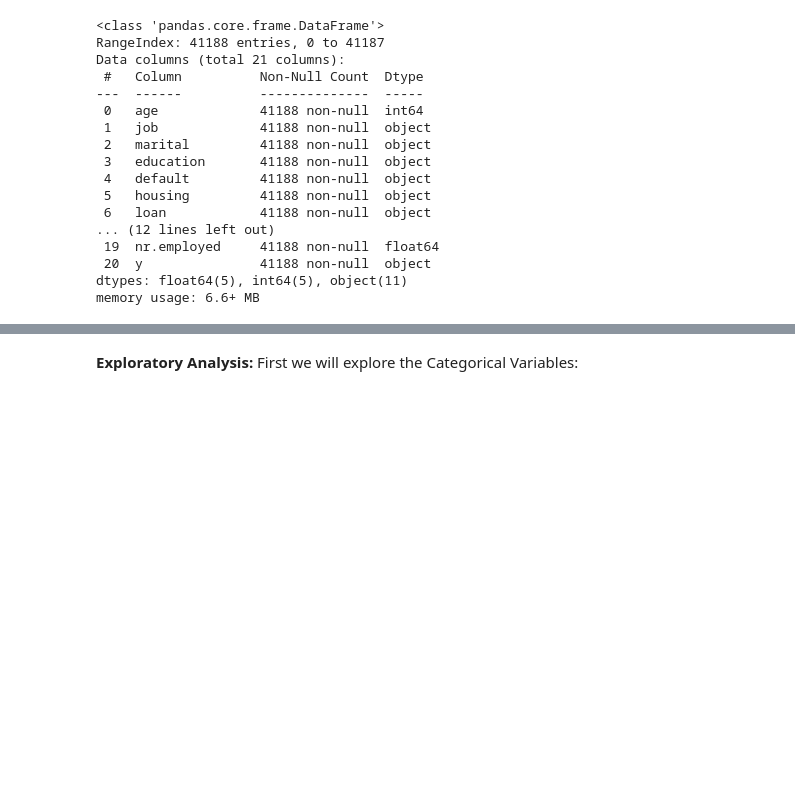
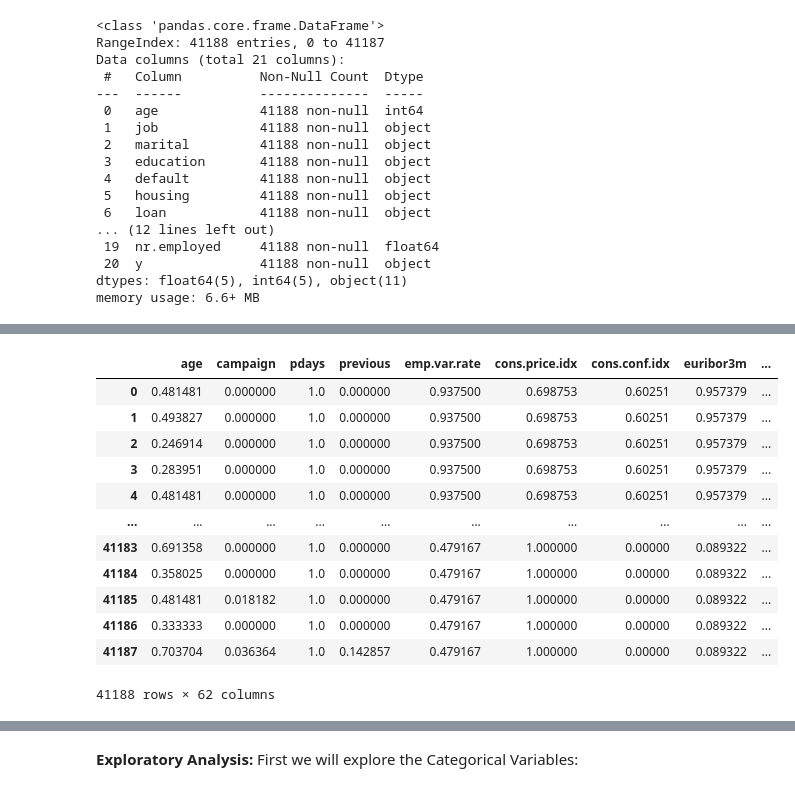
Before and after one commit to na2027/CE888, a Jupyter notebook: Copy_of_bank_classification.ipynb, the cells around one changed output, grey strips where cells are left out. Cells and saved outputs as stored; diff of their text form; code cells hidden in the pictures; blank space fills up the shorter version.

```diff
--- a/Copy_of_bank_classification.ipynb
+++ b/Copy_of_bank_classification.ipynb
@@ -74,0 +85,21 @@ memory usage: 6.9+ MB
+# %%
+from sklearn.preprocessing import MinMaxScaler
+
+scaler = MinMaxScaler()
+scaler.fit(df_bank_dummies_copy)
+bal_df_bank = pd.DataFrame(scaler.transform(df_bank_dummies_copy), columns=df_bank_dummies_copy.columns)
+bal_df_bank
+# %% [output]
+|  | age | campaign | pdays | previous | emp.var.rate | cons.price.idx | cons.conf.idx | euribor3m | ... |
+| 0 | 0.481481 | 0.000000 | 1.0 | 0.000000 | 0.937500 | 0.698753 | 0.60251 | 0.957379 | ... |
+| 1 | 0.493827 | 0.000000 | 1.0 | 0.000000 | 0.937500 | 0.698753 | 0.60251 | 0.957379 | ... |
+| 2 | 0.246914 | 0.000000 | 1.0 | 0.000000 | 0.937500 | 0.698753 | 0.60251 | 0.957379 | ... |
+| 3 | 0.283951 | 0.000000 | 1.0 | 0.000000 | 0.937500 | 0.698753 | 0.60251 | 0.957379 | ... |
+| 4 | 0.481481 | 0.000000 | 1.0 | 0.000000 | 0.937500 | 0.698753 | 0.60251 | 0.957379 | ... |
+| ... | ... | ... | ... | ... | ... | ... | ... | ... | ... |
+| 41183 | 0.691358 | 0.000000 | 1.0 | 0.000000 | 0.479167 | 1.000000 | 0.00000 | 0.089322 | ... |
+| 41184 | 0.358025 | 0.000000 | 1.0 | 0.000000 | 0.479167 | 1.000000 | 0.00000 | 0.089322 | ... |
+| 41185 | 0.481481 | 0.018182 | 1.0 | 0.000000 | 0.479167 | 1.000000 | 0.00000 | 0.089322 | ... |
+| 41186 | 0.333333 | 0.000000 | 1.0 | 0.000000 | 0.479167 | 1.000000 | 0.00000 | 0.089322 | ... |
+| 41187 | 0.703704 | 0.036364 | 1.0 | 0.142857 | 0.479167 | 1.000000 | 0.00000 | 0.089322 | ... |
+41188 rows × 62 columns
```
Also changed, not shown: parts of 23 cells of this notebook.
